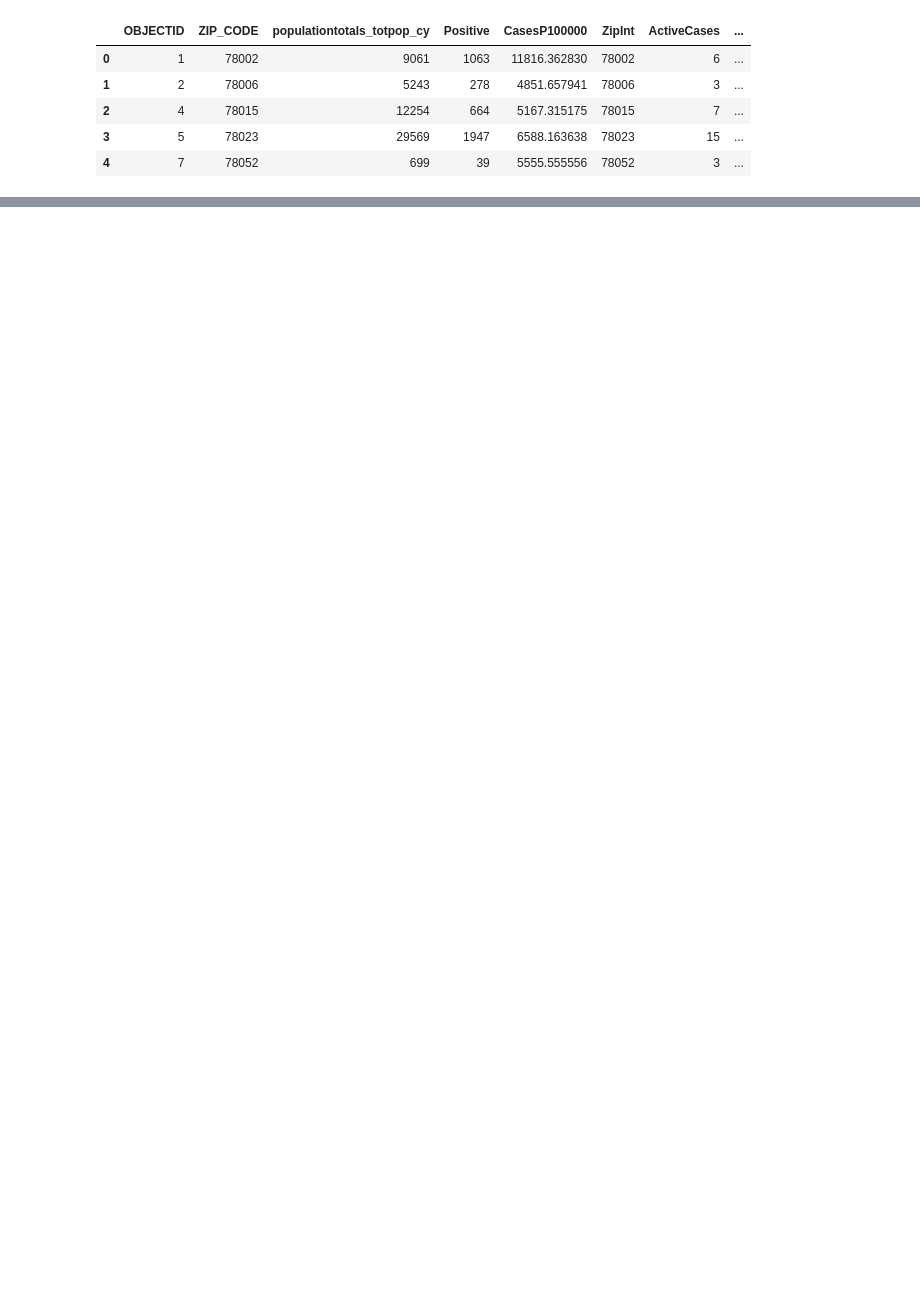
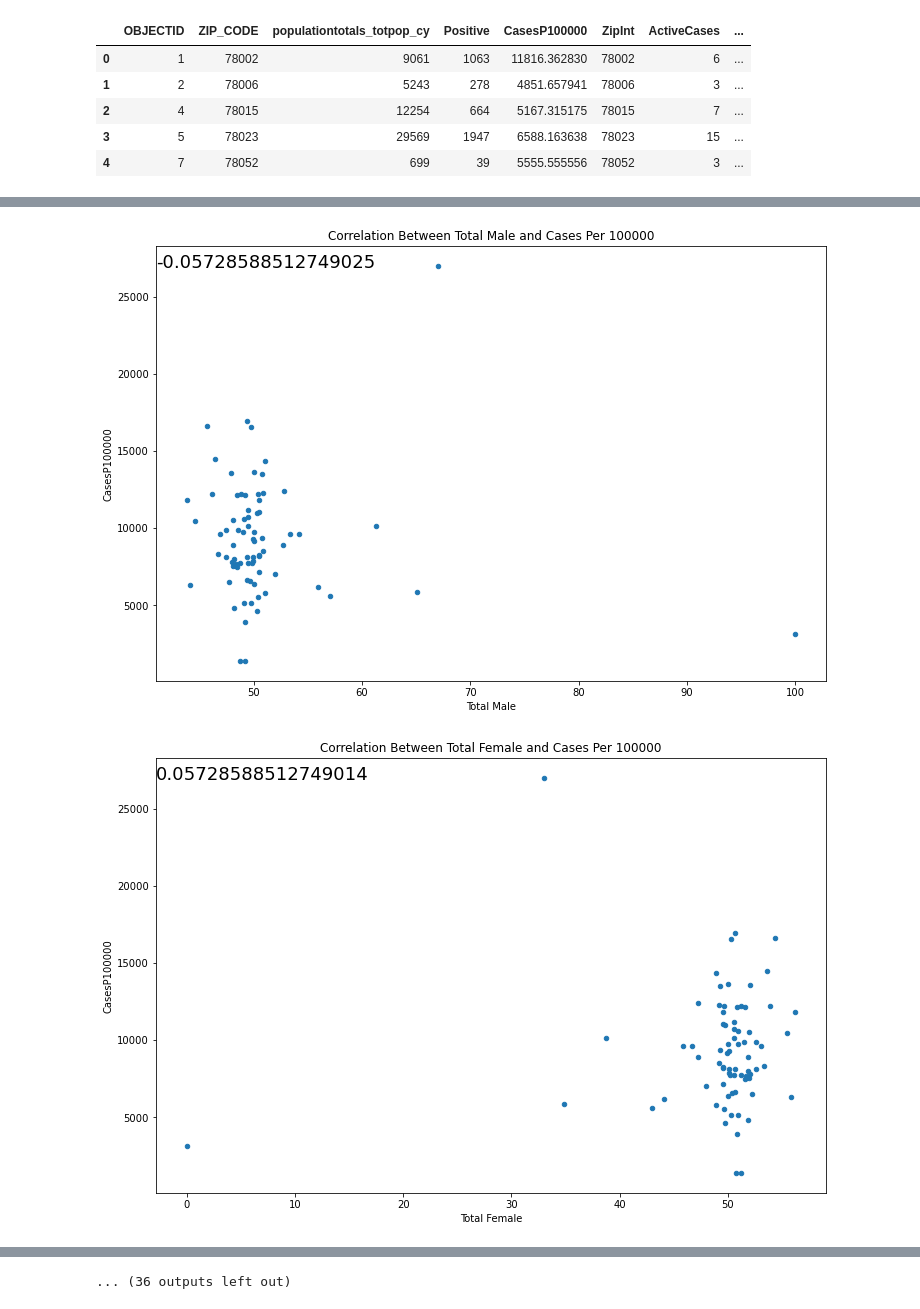
Before and after one commit to bakerv/COVID19, a Jupyter notebook: mersvid.ipynb, the cells around one changed output, grey strips where cells are left out. Saved outputs shown, nothing was run; the diff lists cells and outputs as text; code cells hidden in the pictures; blank space fills up the shorter version.

Commit message:
Scatter Plots Added

```diff
--- a/mersvid.ipynb
+++ b/mersvid.ipynb
@@ -111,0 +127,17 @@ x_values =
+# %%
+age_percentage = merge_df.copy()
+age_columns = ["Total Male", "Total Female", "Male : Under 5 Years", "Female : Under 5 Years", "Male : 5 to 9 Years", "Female : 5 to 9 Years",
+                      "Male : 10 to 14 Years", "Female : 10 to 14 Years", "Male : 15 to 17 Years", "Female : 15 to 17 Years", "Male : 18 and 19 Years", "Female : 18 and 19 Years",
+                      "Male : 20 Years", "Female : 20 Years", "Male : 21 Years", "Female : 21 Years", "Male : 22 to 24 Years",
+                      "Female : 22 to 24 Years", "Male : 25 to 29 Years", "Female : 25 to 29 Years", "Male : 30 to 34 Years",
+                      "Female : 30 to 34 Years", "Male : 35 to 39 Years", "Female : 35 to 39 Years", "Male : 40 to 44 Years",
+                      "Female : 40 to 44 Years", "Male : 45 to 49 Years", "Female : 45 to 49 Years", "Male : 50 to 54 Years",
+                      "Female : 50 to 54 Years", "Male : 55 to 59 Years", "Female : 55 to 59 Years", "Male : 60 and 61 Years",
+                      "Female : 60 to 61 Years", "Male : 62 to 64 Years", "Female : 62 to 64 Years", "Male : 65 and 66 Years",
+                      "Female : 65 and 66 Years", "Male : 67 to 69 Years", "Female : 67 to 69 Years", "Male : 70 to 74 Years",
+                      "Female : 70 to 74 Years", "Male : 75 to 79 Years", "Female : 75 to 79 Years", "Male : 80 to 84 Years",
+                      "Female : 80 to 84 Years", "Male : 85 Years and Over", "Female : 85 Years and Over"]
+for header in age_columns:
+    age_percentage[header] = age_percentage[header]/age_percentage["Total"]*100
+    age_percentage[header] = age_percentage[header].rename(f"Percent{header}")
+display(age_percentage)
@@ -111,0 +158,20 @@ x_values =
+# %%
+age_list =["Total Male", "Total Female", "Male : Under 5 Years", "Female : Under 5 Years", "Male : 5 to 9 Years", "Female : 5 to 9 Years",
+            "Male : 10 to 14 Years", "Female : 10 to 14 Years", "Male : 15 to 17 Years", "Female : 15 to 17 Years", "Male : 18 and 19 Years", "Female : 18 and 19 Years",
+            "Male : 20 Years", "Female : 20 Years", "Male : 21 Years", "Female : 21 Years", "Male : 22 to 24 Years",
+            "Female : 22 to 24 Years", "Male : 25 to 29 Years", "Female : 25 to 29 Years", "Male : 30 to 34 Years",
+            "Female : 30 to 34 Years", "Male : 35 to 39 Years", "Female : 35 to 39 Years", "Male : 40 to 44 Years",
+            "Female : 40 to 44 Years", "Male : 45 to 49 Years", "Female : 45 to 49 Years", "Male : 50 to 54 Years",
+            "Female : 50 to 54 Years", "Male : 55 to 59 Years", "Female : 55 to 59 Years", "Male : 60 and 61 Years",
+             "Female : 60 to 61 Years", "Male : 62 to 64 Years", "Female : 62 to 64 Years", "Male : 65 and 66 Years",
+            "Female : 65 and 66 Years", "Male : 67 to 69 Years", "Female : 67 to 69 Years", "Male : 70 to 74 Years",
+            "Female : 70 to 74 Years", "Male : 75 to 79 Years", "Female : 75 to 79 Years", "Male : 80 to 84 Years",
+            "Female : 80 to 84 Years", "Male : 85 Years and Over", "Female : 85 Years and Over"]
+for element in age_list:
+    age_percentage.plot.scatter(element,"CasesP100000", figsize = (12,8),title=f'Correlation Between {element} and Cases Per 100000')
+    correlation = st.pearsonr(age_percentage[element],
+                                 age_percentage["CasesP100000"])
+    plt.annotate(correlation[0],xy=(0,0.95),fontsize = 18,xycoords='axes fraction')
+# %% [output]
+[figure, added]
+[figure, added]
@@ -111,0 +188 @@ x_values =
+... (36 outputs left out)
```
Also changed, not shown: parts of 8 cells of this notebook.
